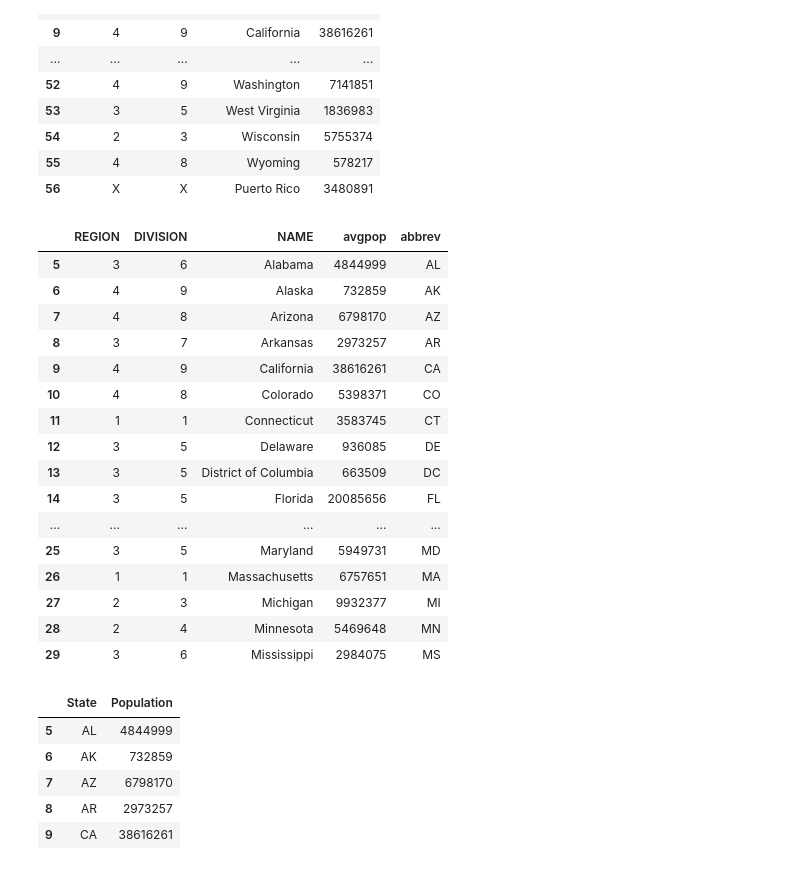
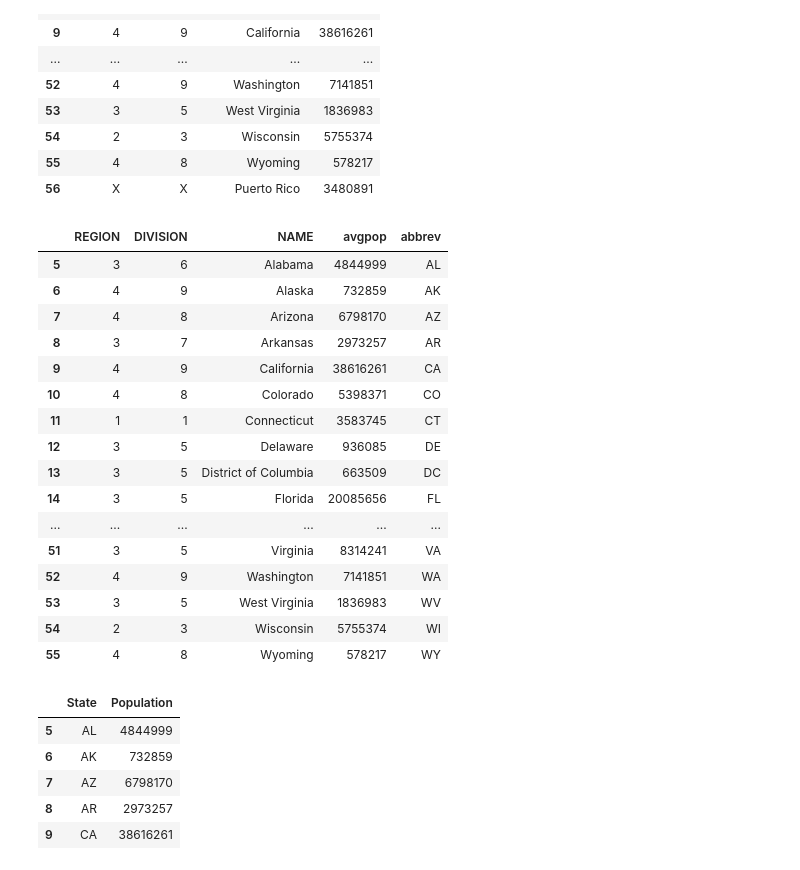
Before and after one commit to kehull/ETL-project, a Jupyter notebook: create_population_table.ipynb, the cells around one changed output. Saved outputs shown, nothing was run; the diff lists cells and outputs as text; code cells hidden in the pictures.

```diff
--- a/create_population_table.ipynb
+++ b/create_population_table.ipynb
@@ -124,40 +124,41 @@ state_new  = {
     'Tennessee': 'TN',
     'Texas': 'TX',
     'Utah': 'UT',
     'Vermont': 'VT',
     'Virgin Islands': 'VI',
     'Virginia': 'VA',
     'Washington': 'WA',
     'West Virginia': 'WV',
     'Wisconsin': 'WI',
     'Wyoming': 'WY'
 }
 
 #state_new = {state: abbrev for abbrev, state in state_new.items()}
 
 statespopdf['abbrev'] = statespopdf.NAME.replace(state_new)
 #urban_df.drop(['American Samoa','Guam', 'Northern Marianas', 'Virgin Islands'])
 #urban_df[urban_df.state != 'American Samoa']
-statespopdf = statespopdf.iloc[5:]
-statespopdf.head(25)
+statespopdf = statespopdf.iloc[5:-1]
+
+statespopdf
 # %% [output]
 |  | REGION | DIVISION | NAME | avgpop | abbrev |
 | 5 | 3 | 6 | Alabama | 4844999 | AL |
 | 6 | 4 | 9 | Alaska | 732859 | AK |
 | 7 | 4 | 8 | Arizona | 6798170 | AZ |
 | 8 | 3 | 7 | Arkansas | 2973257 | AR |
 | 9 | 4 | 9 | California | 38616261 | CA |
 | 10 | 4 | 8 | Colorado | 5398371 | CO |
 | 11 | 1 | 1 | Connecticut | 3583745 | CT |
 | 12 | 3 | 5 | Delaware | 936085 | DE |
 | 13 | 3 | 5 | District of Columbia | 663509 | DC |
 | 14 | 3 | 5 | Florida | 20085656 | FL |
 | ... | ... | ... | ... | ... | ... |
-| 25 | 3 | 5 | Maryland | 5949731 | MD |
-| 26 | 1 | 1 | Massachusetts | 6757651 | MA |
-| 27 | 2 | 3 | Michigan | 9932377 | MI |
-| 28 | 2 | 4 | Minnesota | 5469648 | MN |
-| 29 | 3 | 6 | Mississippi | 2984075 | MS |
+| 51 | 3 | 5 | Virginia | 8314241 | VA |
+| 52 | 4 | 9 | Washington | 7141851 | WA |
+| 53 | 3 | 5 | West Virginia | 1836983 | WV |
+| 54 | 2 | 3 | Wisconsin | 5755374 | WI |
+| 55 | 4 | 8 | Wyoming | 578217 | WY |
 # %%
 statespopdf = statespopdf[['abbrev', 'avgpop']].copy()
 statespopdf = statespopdf.rename(columns={'abbrev':'State','avgpop':'Population'})
```
Also changed, not shown: 1 other file.
